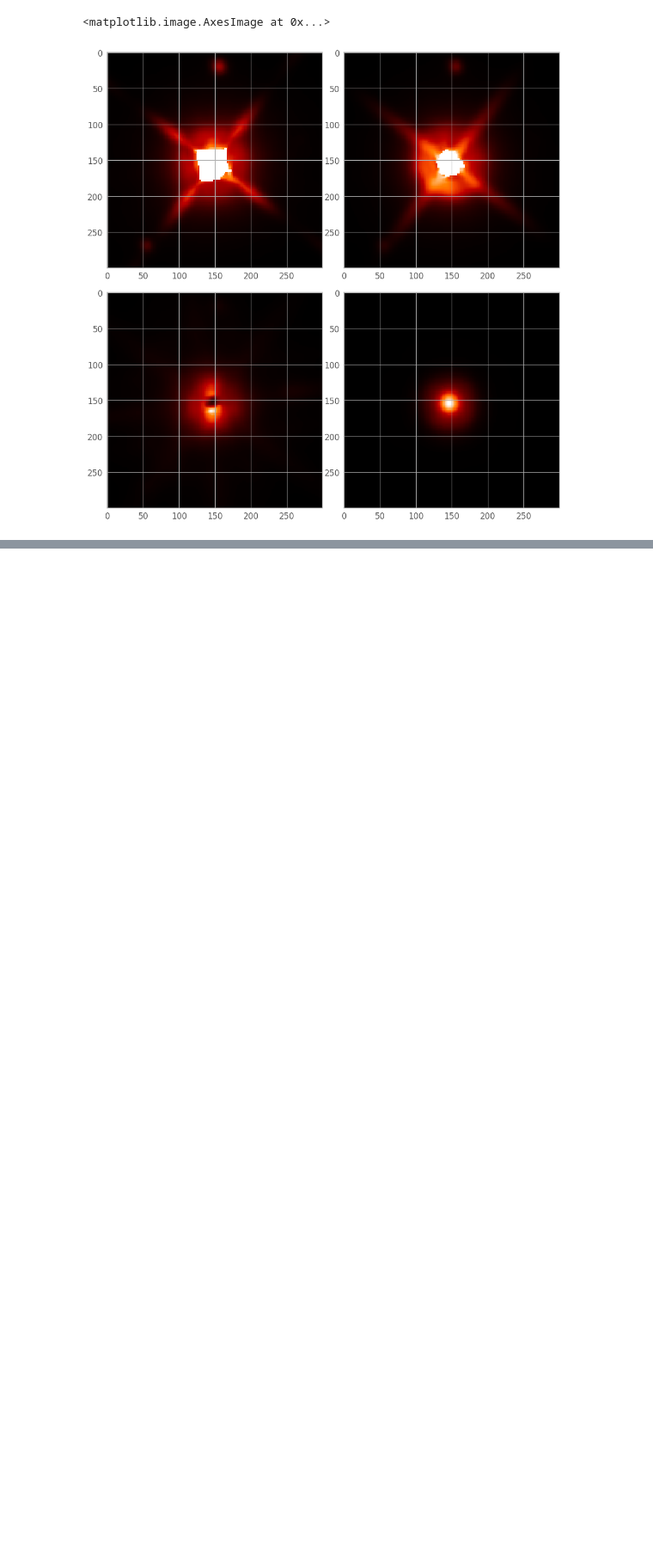
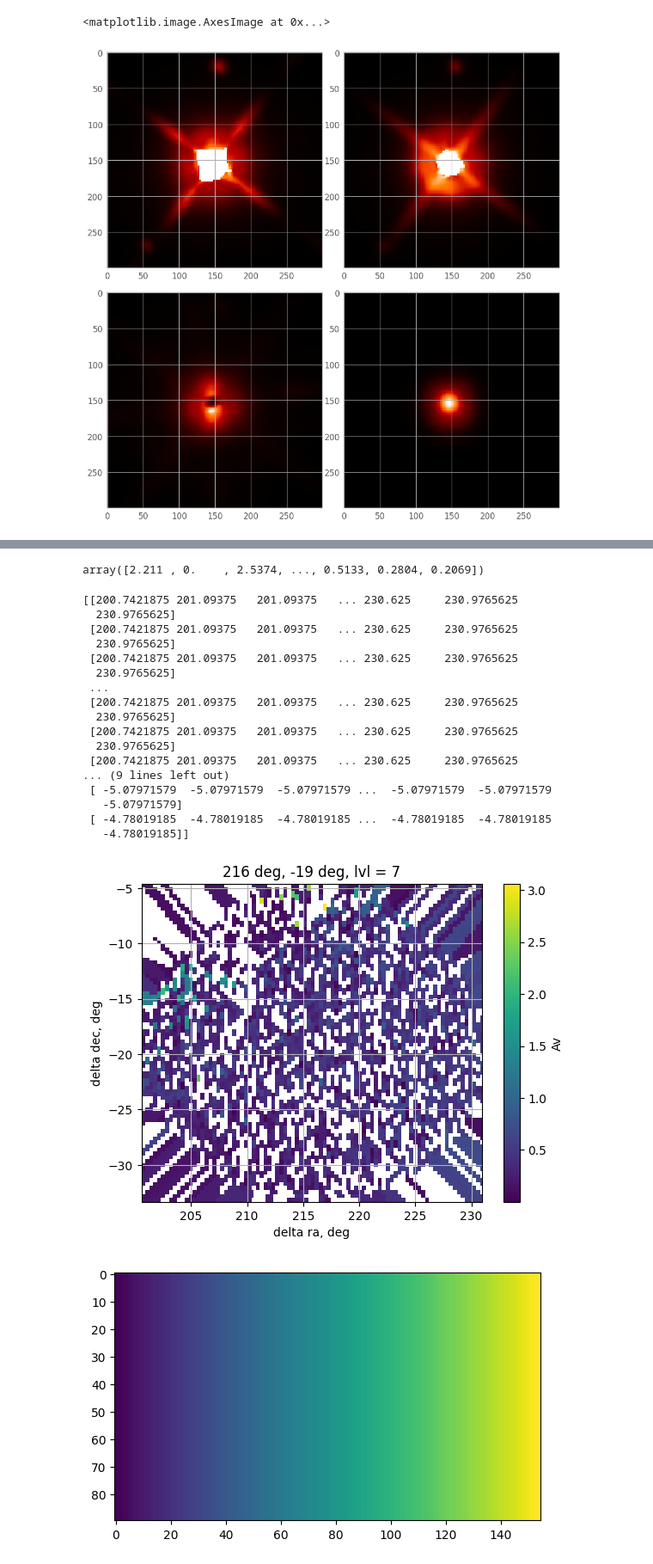
Before and after one commit to AstroTaffer/MEN-681301-OAM, a Jupyter notebook: Chazov.ipynb, the cells around one changed output, grey strips where cells are left out. Shown at 86% size. Drawn from its saved outputs; the diff is of its cells as text; code cells hidden in the pictures; blank space fills up the shorter version.

```diff
--- a/Chazov.ipynb
+++ b/Chazov.ipynb
@@ -408,0 +317,2 @@ ax[1][1].imshow(image_data[3])
+# %%
+d = np.load('Av.npz')
@@ -408,0 +321,6 @@ ax[1][1].imshow(image_data[3])
+# %%
+level = 9
+mask = av['HPlevel'] == level
+av['A0'][mask]
+# %% [output]
+array([2.211 , 0.    , 2.5374, ..., 0.5133, 0.2804, 0.2069])
@@ -408,0 +340,57 @@ ax[1][1].imshow(image_data[3])
+# %%
+def do_some_pix(ra, dec, d_ra, d_dec, lvl):
+    # d = np.load('Av.npz')
+    nside = 2**lvl
+    hp = HEALPix(nside=nside, order='nested', frame='icrs')
+    coord = SkyCoord(ra=ra * u.deg, dec=dec * u.deg, frame='icrs')
+    search = hp.cone_search_skycoord(coord, radius=np.sqrt(d_ra**2+d_dec**2) * u.deg)
+    indxs = np.isin(d['healpix_id'], search)
+    common = d['healpix_id'][indxs]
+    ext = d['a0'][indxs]
+    # ext[np.isnan(ext)] = 0
+
+    cd = hp.healpix_to_skycoord(common)
+    _ra = np.unique(cd.ra.value)
+    _dec = np.unique(cd.dec.value)
+    X,Y = np.meshgrid(_ra, _dec)
+    # print(X, Y)
+
+    beta = griddata(np.transpose(np.array([cd.ra.value, cd.dec.value])), np.array(ext), (X,Y), method='nearest')
+    plt.pcolormesh(X, Y, beta, cmap=plt.cm.viridis, shading='auto')
+    plt.ylabel('delta dec, deg')
+    plt.xlabel('delta ra, deg')
+    cbar = plt.colorbar()
+    cbar.set_label('Av')
+    plt.title(f'{ra} deg, {dec} deg, lvl = {lvl}')
+    plt.grid()
+    plt.show()
+    plt.close()
+
+    # plt.imshow(X)
+    # plt.show()
+    # plt.close()
+    # plt.imshow(Y)
+    # plt.show()
+    # plt.close()
+# %%
+do_some_pix(216, -19, 10, 10, 7)
+# %% [output]
+[[200.7421875 201.09375   201.09375   ... 230.625     230.9765625
+  230.9765625]
+ [200.7421875 201.09375   201.09375   ... 230.625     230.9765625
+  230.9765625]
+ [200.7421875 201.09375   201.09375   ... 230.625     230.9765625
+  230.9765625]
+ ...
+ [200.7421875 201.09375   201.09375   ... 230.625     230.9765625
+  230.9765625]
+ [200.7421875 201.09375   201.09375   ... 230.625     230.9765625
+  230.9765625]
+ [200.7421875 201.09375   201.09375   ... 230.625     230.9765625
+... (9 lines left out)
+ [ -5.07971579  -5.07971579  -5.07971579 ...  -5.07971579  -5.07971579
+   -5.07971579]
+ [ -4.78019185  -4.78019185  -4.78019185 ...  -4.78019185  -4.78019185
+   -4.78019185]]
+[figure, added]
+[figure, added]
```
Also changed, not shown: parts of 14 cells of this notebook.
